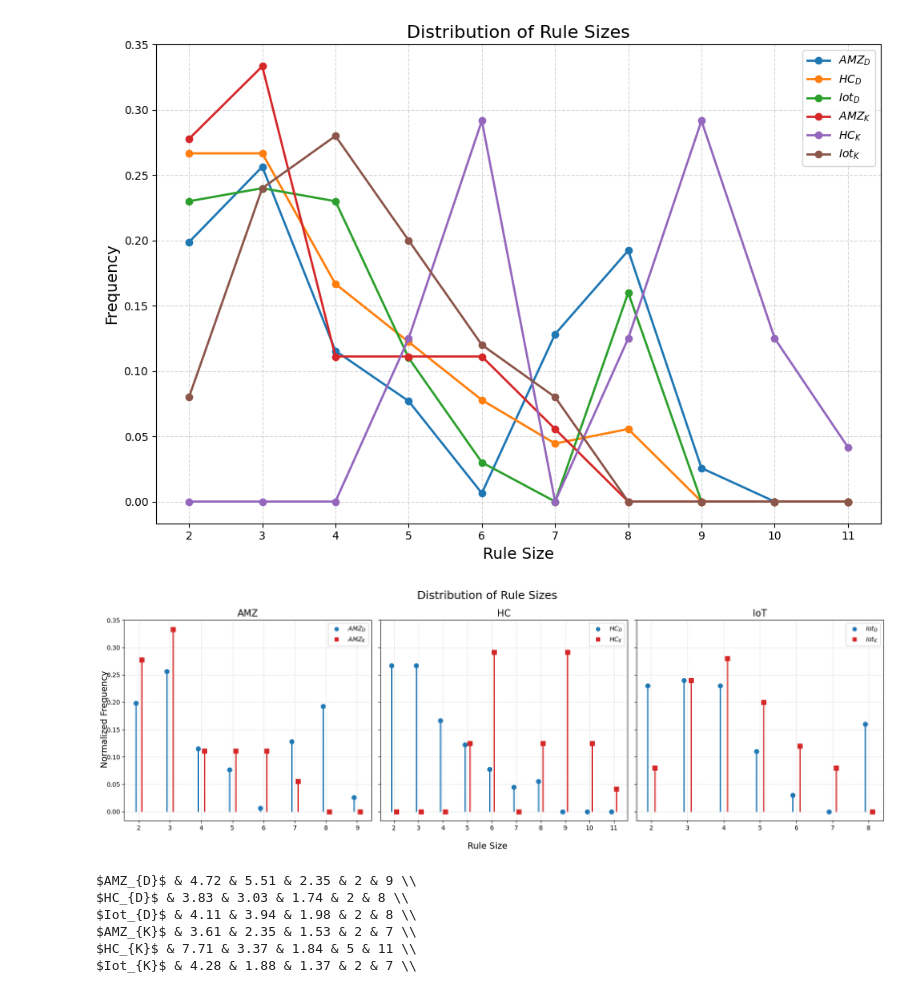
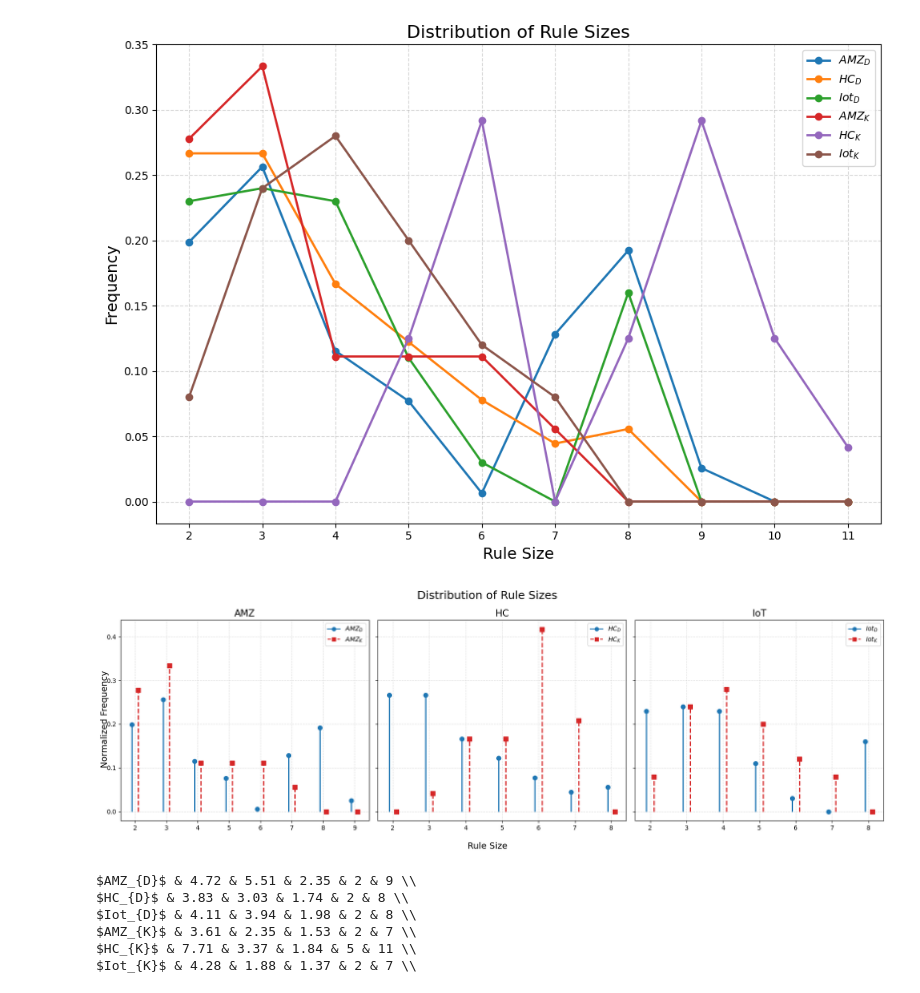
Before and after one commit to diazmx/phd-thesis-lab, a Jupyter notebook: 17_NuevoAnalisisP1/paper 1.ipynb, the cells around one changed output. Saved outputs shown, nothing was run; the diff lists cells and outputs as text; code cells hidden in the pictures.

```diff
--- a/17_NuevoAnalisisP1/paper 1.ipynb
+++ b/17_NuevoAnalisisP1/paper 1.ipynb
@@ -287,6 +287,14 @@ files = [
     "reglas_abac_karimi.txt",
     "reglas_abac_karimi_hc.txt",
     "reglas_abac_karimi_iot.txt",
+]
+files = [
+    "reglas_abac_2.txt",
+    "reglas_abac_hc_2.txt",
+    "reglas_abac_iot_2.txt",
+    "reglas_abac_karimi_2.txt",
+    "reglas_abac_karimi_hc_2.txt",
+    "reglas_abac_karimi_iot_2.txt",
 ]
 
 labels = [
@@ -438,7 +446,8 @@ for ax, (idx_d, idx_k, title) in zip(axes, groups):
     plt.setp(
         stemlines2,
         linewidth=2,
-        color='tab:red'
+        color='tab:red',
+        linestyle='--'
     )
 
     plt.setp(
@@ -474,7 +483,8 @@ for ax, (idx_d, idx_k, title) in zip(axes, groups):
         [],
         [],
         marker='o',
-        linestyle='None',
+        linestyle='-',
+        markersize=6,
         color='tab:blue',
         label=labels[idx_d]
     )
@@ -483,8 +493,9 @@ for ax, (idx_d, idx_k, title) in zip(axes, groups):
         [],
         [],
         marker='s',
-        linestyle='None',
+        linestyle='--',
         color='tab:red',
+        markersize=6,
         label=labels[idx_k]
     )
 
@@ -496,34 +507,34 @@ for ax, (idx_d, idx_k, title) in zip(axes, groups):
 
 fig.suptitle(
     "Distribution of Rule Sizes",
     fontsize=18
 )
 
 fig.supxlabel(
     "Rule Size",
     fontsize=14
 )
 
 fig.supylabel(
     "Normalized Frequency",
     fontsize=14
 )
 
 plt.tight_layout()
 
 # ============================================================
 # SAVE FIGURE
 # ============================================================
 
 plt.savefig(
     "rule_size_subfigures.png",
     dpi=300,
     bbox_inches="tight"
 )
 
 plt.show()
 # %% [output]
-[figure, old version]
+[figure, new version]
 # %%
 import ast
 import numpy as np
```
Also changed, not shown: parts of 5 cells of this notebook, 7 other files.
